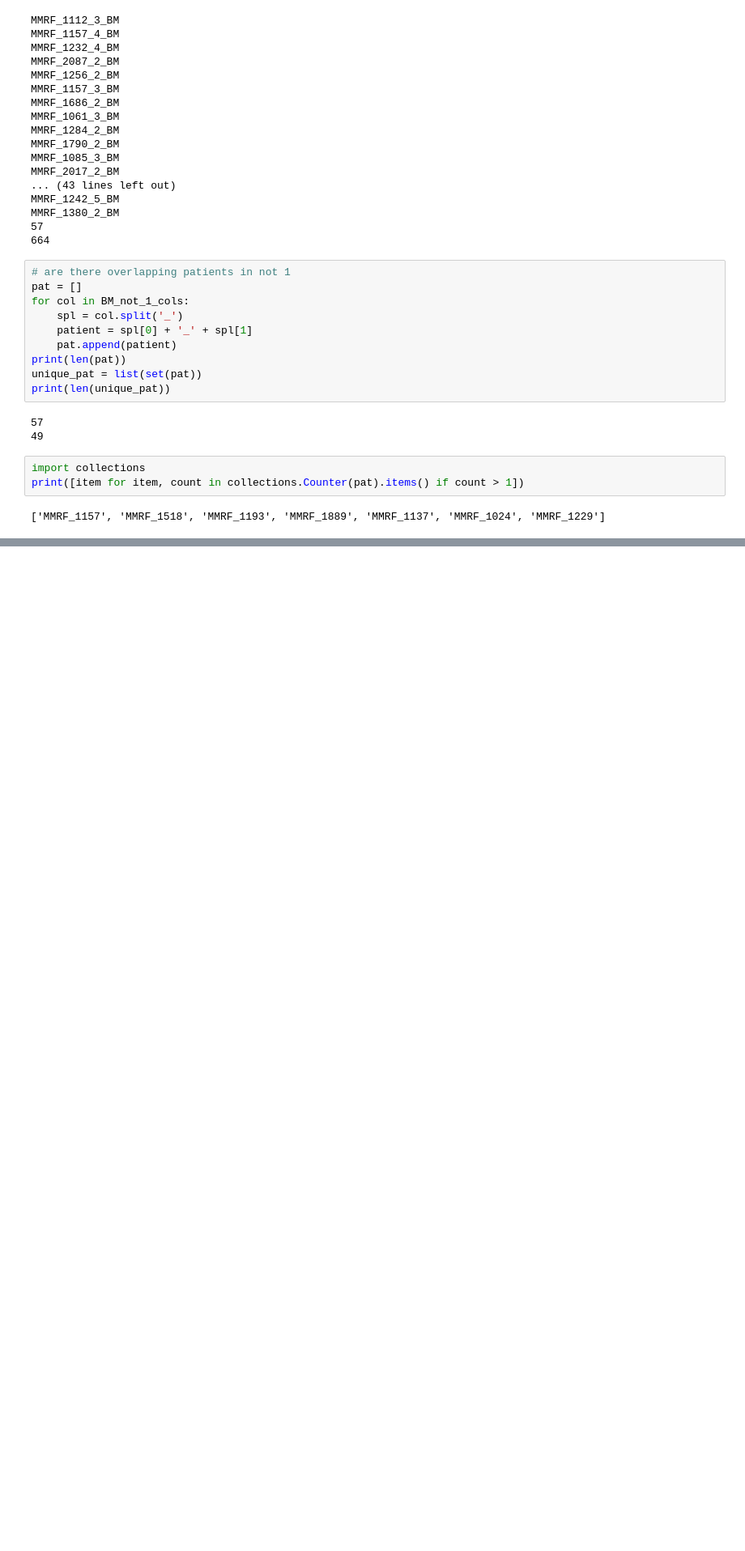
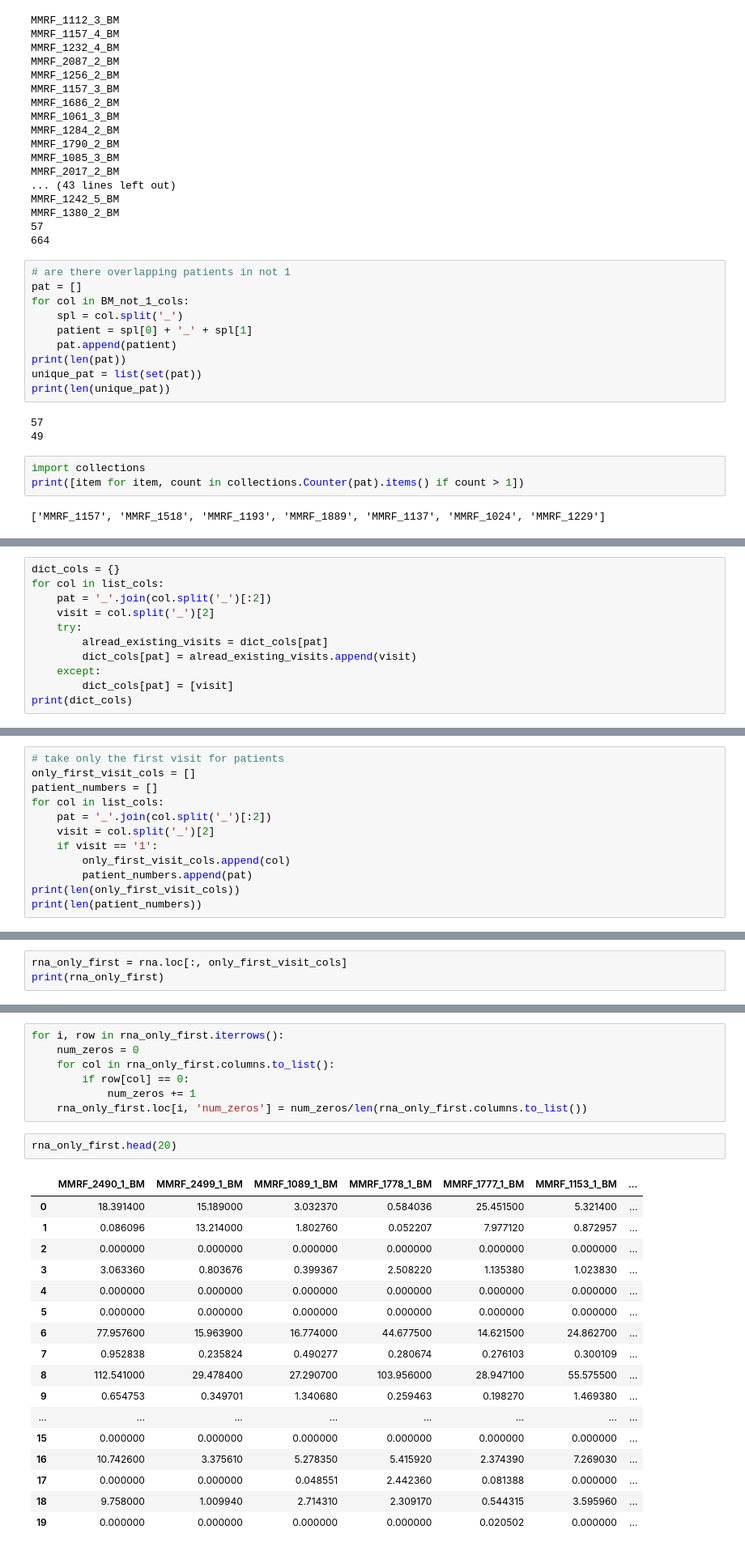
Before and after one commit to anastasia-enot/multiple_myeloma_challenge, a Jupyter notebook: test_preprocessing.ipynb, the cells around one changed output, grey strips where cells are left out. Shown at 81% size. Drawn from its saved outputs; the diff is of its cells as text; blank space fills up the shorter version.

```diff
--- a/test_preprocessing.ipynb
+++ b/test_preprocessing.ipynb
@@ -152,0 +150,11 @@ for col in list_cols:
+# %%
+dict_cols = {}
+for col in list_cols:
+    pat = '_'.join(col.split('_')[:2])
+    visit = col.split('_')[2]
+    try:
+        alread_existing_visits = dict_cols[pat]
+        dict_cols[pat] = alread_existing_visits.append(visit)
+    except:
+        dict_cols[pat] = [visit]
+print(dict_cols)
@@ -152,0 +163,12 @@ for col in list_cols:
+# %%
+# take only the first visit for patients
+only_first_visit_cols = []
+patient_numbers = []
+for col in list_cols:
+    pat = '_'.join(col.split('_')[:2])
+    visit = col.split('_')[2]
+    if visit == '1':
+        only_first_visit_cols.append(col)
+        patient_numbers.append(pat)
+print(len(only_first_visit_cols))
+print(len(patient_numbers))
@@ -152,0 +178,3 @@ for col in list_cols:
+# %%
+rna_only_first = rna.loc[:, only_first_visit_cols]
+print(rna_only_first)
@@ -154,0 +205,27 @@ for col in list_cols:
+# %%
+for i, row in rna_only_first.iterrows():
+    num_zeros = 0
+    for col in rna_only_first.columns.to_list():
+        if row[col] == 0:
+            num_zeros += 1
+    rna_only_first.loc[i, 'num_zeros'] = num_zeros/len(rna_only_first.columns.to_list())
+# %%
+rna_only_first.head(20)
+# %% [output]
+|  | MMRF_2490_1_BM | MMRF_2499_1_BM | MMRF_1089_1_BM | MMRF_1778_1_BM | MMRF_1777_1_BM | MMRF_1153_1_BM | ... |
+| 0 | 18.391400 | 15.189000 | 3.032370 | 0.584036 | 25.451500 | 5.321400 | ... |
+| 1 | 0.086096 | 13.214000 | 1.802760 | 0.052207 | 7.977120 | 0.872957 | ... |
+| 2 | 0.000000 | 0.000000 | 0.000000 | 0.000000 | 0.000000 | 0.000000 | ... |
+| 3 | 3.063360 | 0.803676 | 0.399367 | 2.508220 | 1.135380 | 1.023830 | ... |
+| 4 | 0.000000 | 0.000000 | 0.000000 | 0.000000 | 0.000000 | 0.000000 | ... |
+| 5 | 0.000000 | 0.000000 | 0.000000 | 0.000000 | 0.000000 | 0.000000 | ... |
+| 6 | 77.957600 | 15.963900 | 16.774000 | 44.677500 | 14.621500 | 24.862700 | ... |
+| 7 | 0.952838 | 0.235824 | 0.490277 | 0.280674 | 0.276103 | 0.300109 | ... |
+| 8 | 112.541000 | 29.478400 | 27.290700 | 103.956000 | 28.947100 | 55.575500 | ... |
+| 9 | 0.654753 | 0.349701 | 1.340680 | 0.259463 | 0.198270 | 1.469380 | ... |
+| ... | ... | ... | ... | ... | ... | ... | ... |
+| 15 | 0.000000 | 0.000000 | 0.000000 | 0.000000 | 0.000000 | 0.000000 | ... |
+| 16 | 10.742600 | 3.375610 | 5.278350 | 5.415920 | 2.374390 | 7.269030 | ... |
+| 17 | 0.000000 | 0.000000 | 0.048551 | 2.442360 | 0.081388 | 0.000000 | ... |
+| 18 | 9.758000 | 1.009940 | 2.714310 | 2.309170 | 0.544315 | 3.595960 | ... |
+| 19 | 0.000000 | 0.000000 | 0.000000 | 0.000000 | 0.020502 | 0.000000 | ... |
```
Also changed, not shown: parts of 9 cells of this notebook, 1 other file.
